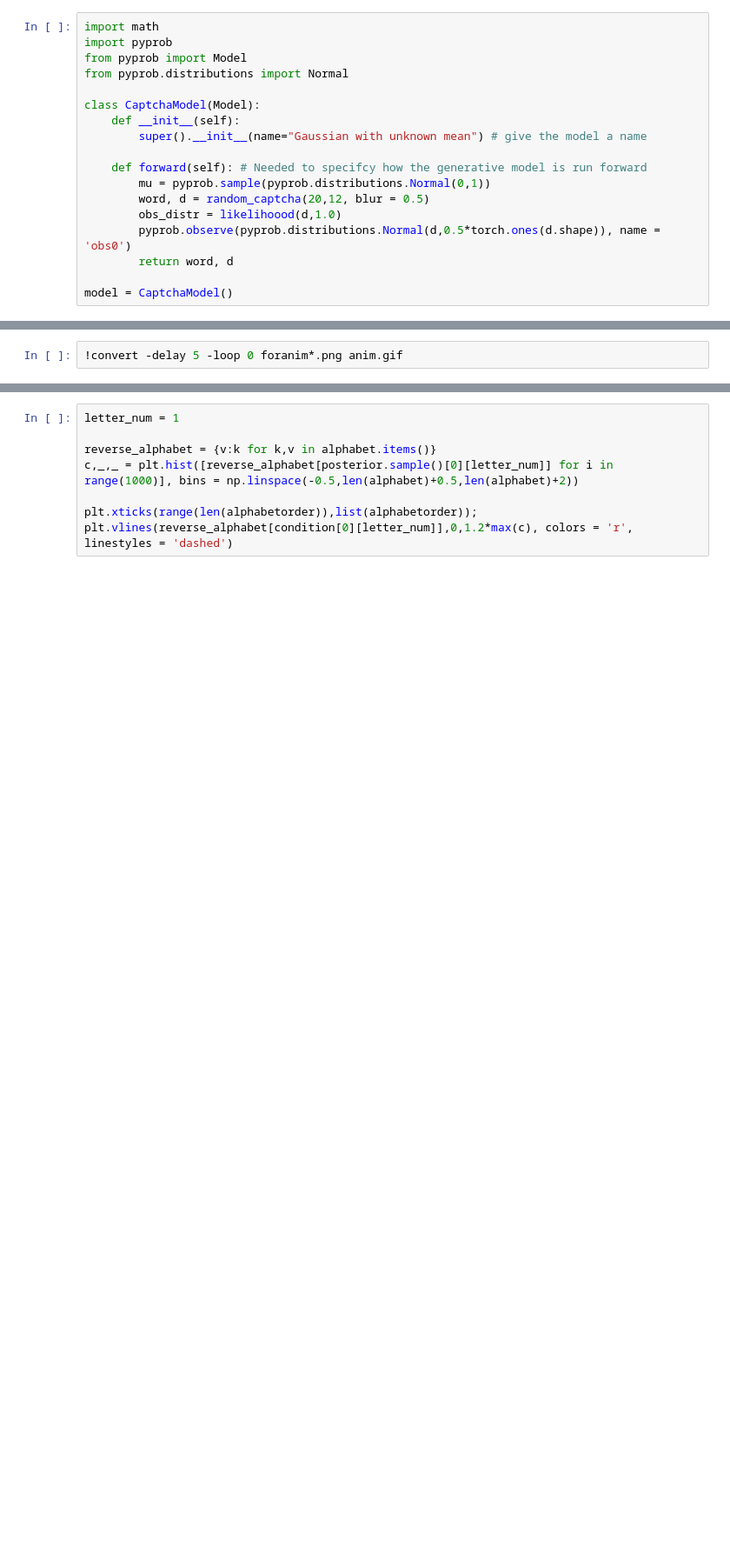
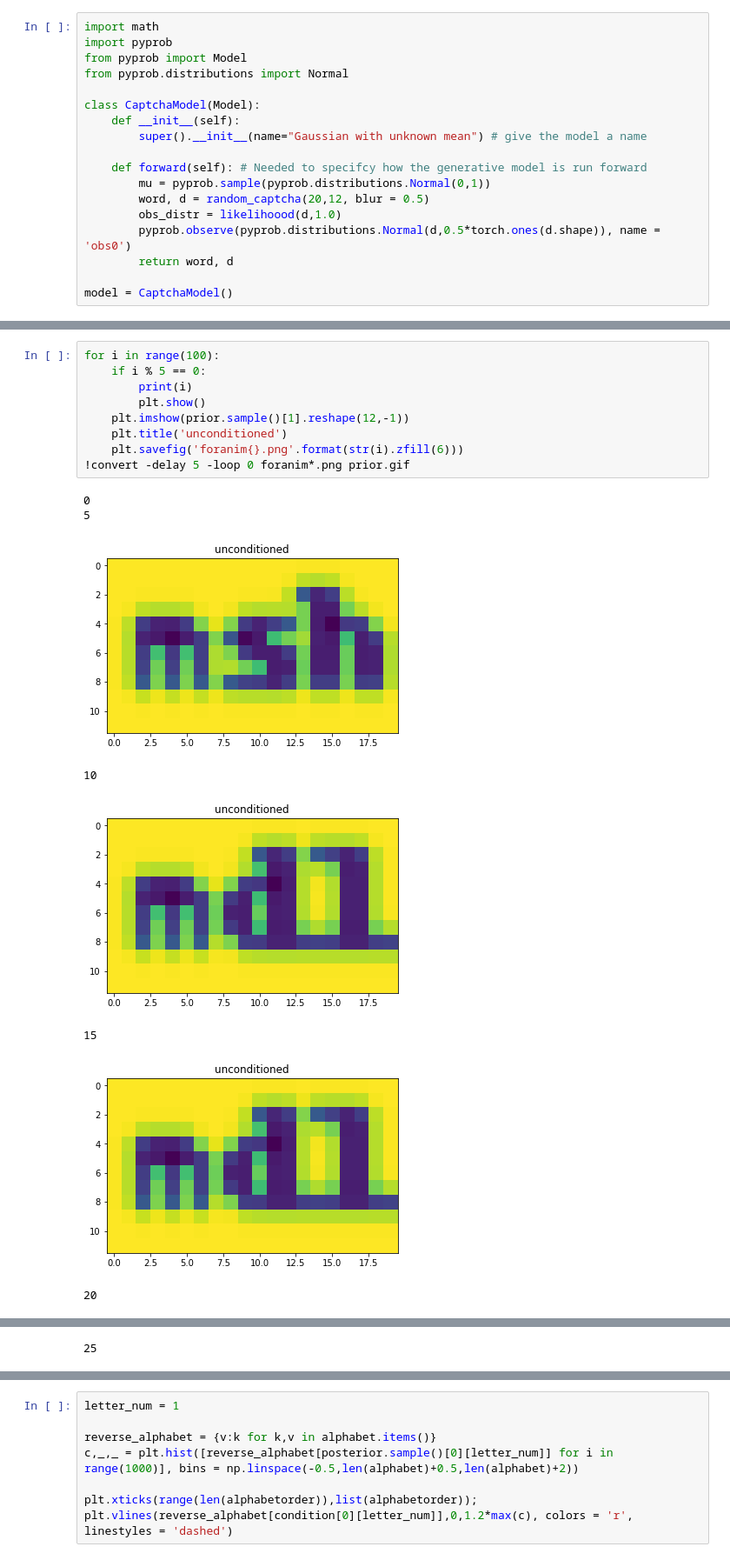
Before and after one commit to lukasheinrich/MLHEP-pyprob, a Jupyter notebook: Captcha.ipynb, the cells around one changed output, grey strips where cells are left out. Shown at 87% size. Cells and saved outputs as stored; diff of their text form; blank space fills up the shorter version.

```diff
--- a/Captcha.ipynb
+++ b/Captcha.ipynb
@@ -122,2 +119,18 @@ for i in range(100):
-# %%
-!convert -delay 5 -loop 0 foranim*.png anim.gif
+# %%
+for i in range(100):
+    if i % 5 == 0:
+        print(i)
+        plt.show()
+    plt.imshow(prior.sample()[1].reshape(12,-1))
+    plt.title('unconditioned')
+    plt.savefig('foranim{}.png'.format(str(i).zfill(6)))
+!convert -delay 5 -loop 0 foranim*.png prior.gif
+# %% [output]
+0
+5
+[figure, added]
+10
+[figure, added]
+15
+[figure, added]
+20
@@ -123,0 +138 @@ for i in range(100):
+25
```
Also changed, not shown: parts of 9 cells of this notebook, 2 other files.
